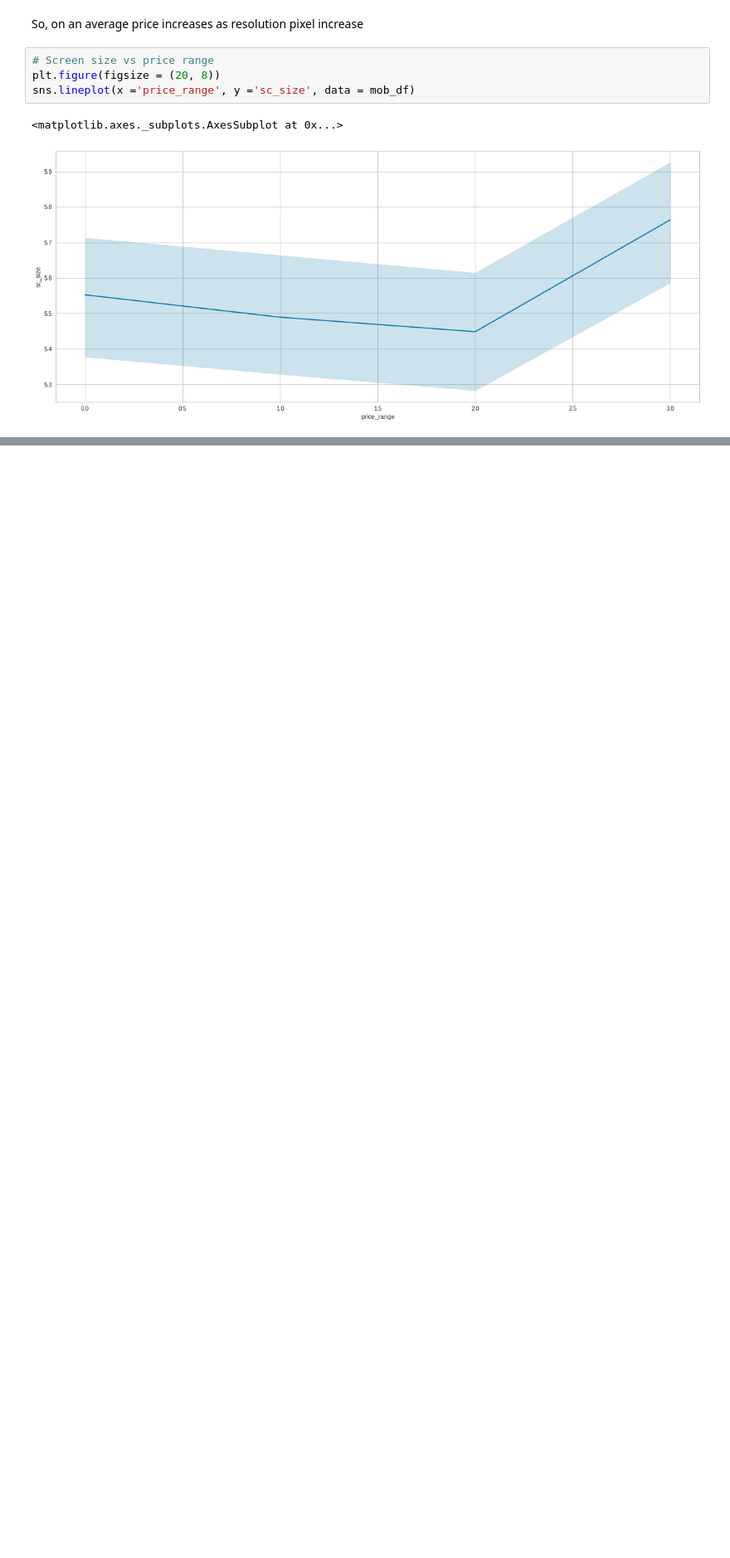
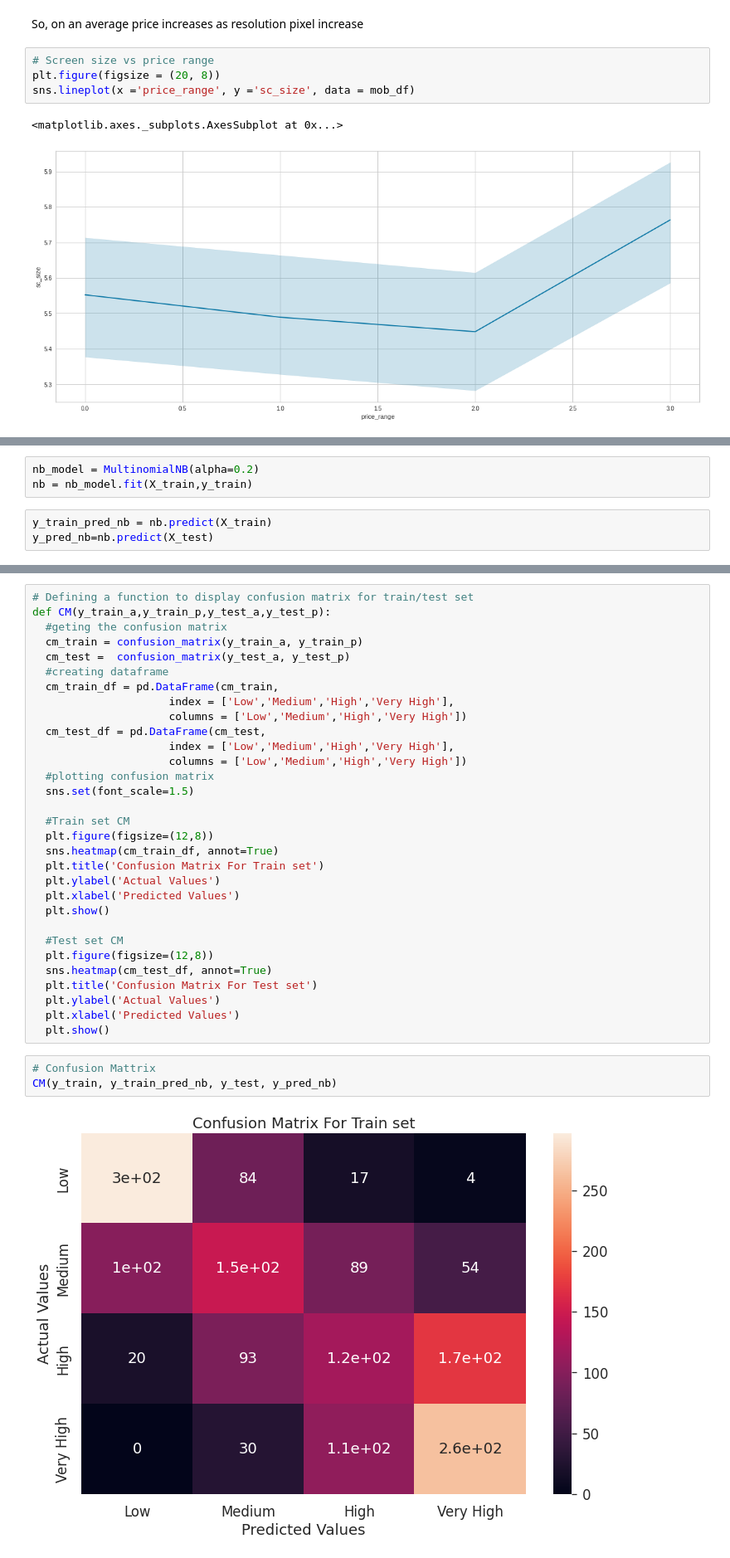
Before and after one commit to palash-21/Mobile-Price-Range-Prediction, a Jupyter notebook: Mobile_Price_Range_Prediction.ipynb, the cells around one changed output, grey strips where cells are left out. Shown at 83% size. Drawn from its saved outputs; the diff is of its cells as text; blank space fills up the shorter version.

```diff
--- a/Mobile_Price_Range_Prediction.ipynb
+++ b/Mobile_Price_Range_Prediction.ipynb
@@ -619,0 +671,6 @@ sns.lineplot(x ='price_range', y ='sc_size', data = mob_df)
+# %%
+nb_model = MultinomialNB(alpha=0.2)
+nb = nb_model.fit(X_train,y_train)
+# %%
+y_train_pred_nb = nb.predict(X_train)
+y_pred_nb=nb.predict(X_test)
@@ -619,0 +727,36 @@ sns.lineplot(x ='price_range', y ='sc_size', data = mob_df)
+# %%
+# Defining a function to display confusion matrix for train/test set
+def CM(y_train_a,y_train_p,y_test_a,y_test_p):
+  #geting the confusion matrix
+  cm_train = confusion_matrix(y_train_a, y_train_p)
+  cm_test =  confusion_matrix(y_test_a, y_test_p)
+  #creating dataframe
+  cm_train_df = pd.DataFrame(cm_train,
+                     index = ['Low','Medium','High','Very High'],
+                     columns = ['Low','Medium','High','Very High'])
+  cm_test_df = pd.DataFrame(cm_test,
+                     index = ['Low','Medium','High','Very High'],
+                     columns = ['Low','Medium','High','Very High'])
+  #plotting confusion matrix
+  sns.set(font_scale=1.5)
+
+  #Train set CM
+  plt.figure(figsize=(12,8))
+  sns.heatmap(cm_train_df, annot=True)
+  plt.title('Confusion Matrix For Train set')
+  plt.ylabel('Actual Values')
+  plt.xlabel('Predicted Values')
+  plt.show()
+
+  #Test set CM
+  plt.figure(figsize=(12,8))
+  sns.heatmap(cm_test_df, annot=True)
+  plt.title('Confusion Matrix For Test set')
+  plt.ylabel('Actual Values')
+  plt.xlabel('Predicted Values')
+  plt.show()
+# %%
+# Confusion Mattrix
+CM(y_train, y_train_pred_nb, y_test, y_pred_nb)
+# %% [output]
+[figure, added]
```
Also changed, not shown: parts of 19 cells of this notebook.
